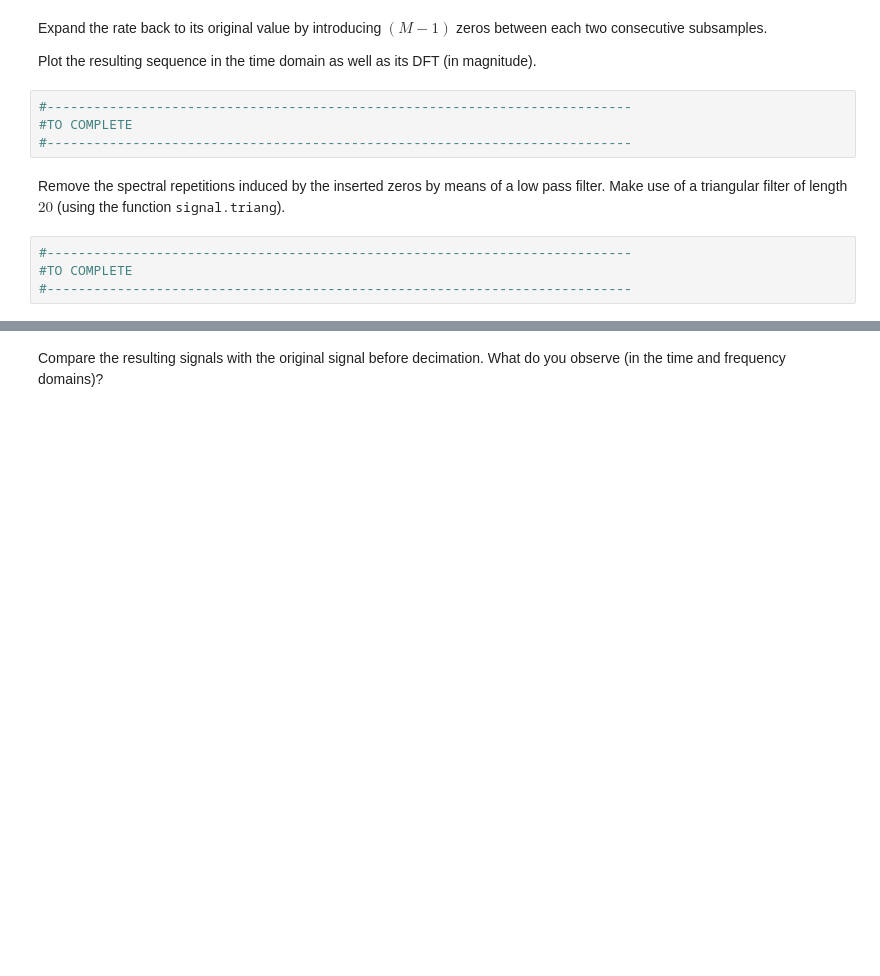
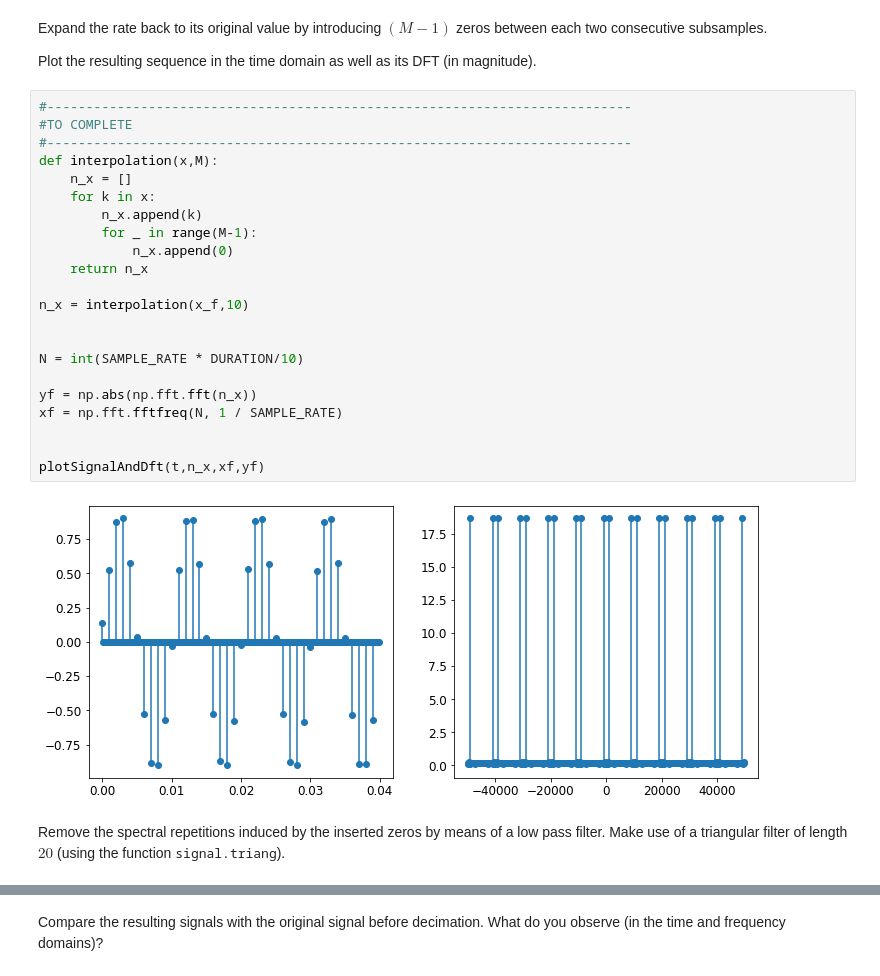
Before and after one commit to Ery4z/2900, a Jupyter notebook: Python2/Python02-Multirate systems.ipynb, the cells around one changed output, grey strips where cells are left out. Drawn from its saved outputs; the diff is of its cells as text; blank space fills up the shorter version.

```diff
--- a/Python2/Python02-Multirate systems.ipynb
+++ b/Python2/Python02-Multirate systems.ipynb
@@ -83,13 +129,29 @@ Plot the decimated signal in the frequency domain as well as its DFT (in magnitu
 Expand the rate back to its original value by introducing $(M-1)$ zeros between each two consecutive subsamples.
 
 Plot the resulting sequence in the time domain as well as its DFT (in magnitude).
-# %%
-#---------------------------------------------------------------------------
-#TO COMPLETE
-#---------------------------------------------------------------------------
+# %%
+#---------------------------------------------------------------------------
+#TO COMPLETE
+#---------------------------------------------------------------------------
+def interpolation(x,M):
+    n_x = []
+    for k in x:
+        n_x.append(k)
+        for _ in range(M-1):
+            n_x.append(0)
+    return n_x
+
+n_x = interpolation(x_f,10)
+
+
+N = int(SAMPLE_RATE * DURATION/10)
+
+yf = np.abs(np.fft.fft(n_x))
+xf = np.fft.fftfreq(N, 1 / SAMPLE_RATE)
+
+
+plotSignalAndDft(t,n_x,xf,yf)
+# %% [output]
+[figure, added]
 # %% [markdown]
 Remove the spectral repetitions induced by the inserted zeros by means of a low pass filter. Make use of a triangular filter of length $20$ (using the function <samp>signal.triang</samp>).
-# %%
-#---------------------------------------------------------------------------
-#TO COMPLETE
-#---------------------------------------------------------------------------
```
Also changed, not shown: parts of 8 cells of this notebook.
